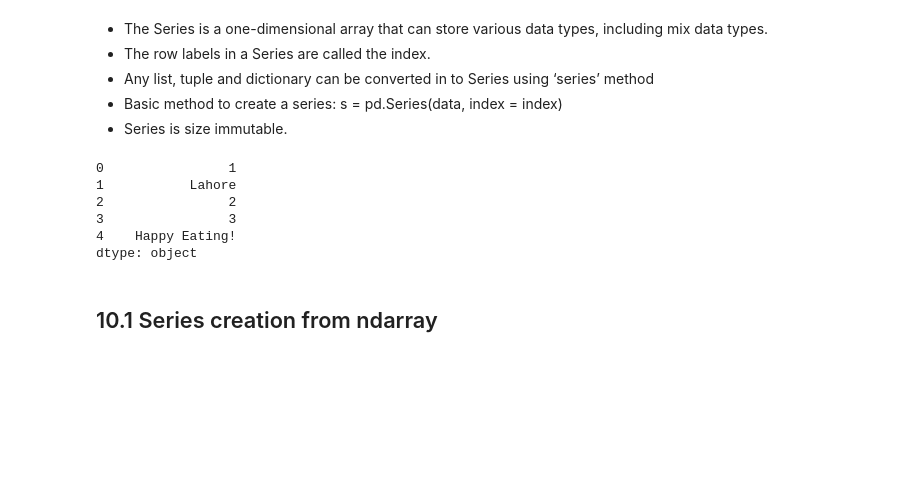
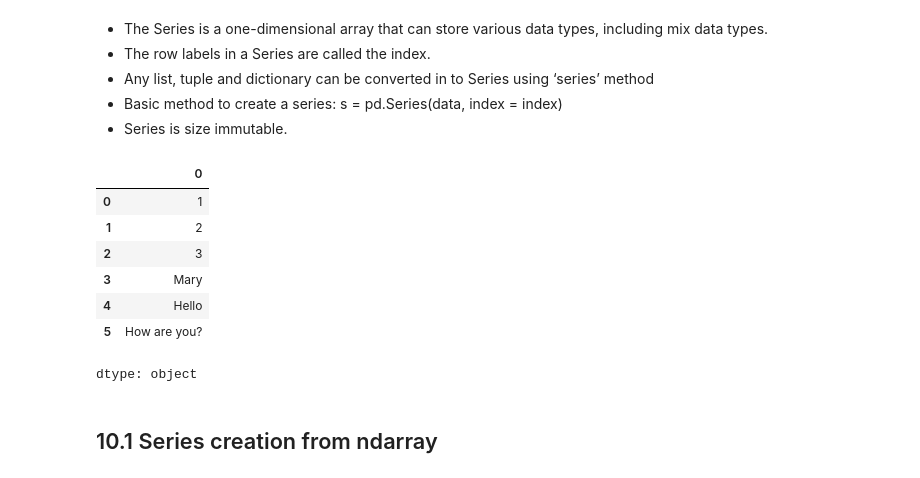
Before and after one commit to IAT-ExploringAI-2024/Week1---Intro-to-Python, a Jupyter notebook: Introduction_to_Python.ipynb, the cells around one changed output. Cells and saved outputs as stored; diff of their text form; code cells hidden in the pictures; blank space fills up the shorter version.

```diff
--- a/Introduction_to_Python.ipynb
+++ b/Introduction_to_Python.ipynb
@@ -991,13 +1001,18 @@ These data structures are built on top of Numpy array, which means they are fast
 # %%
 import pandas as pd
 s = pd.Series([1, 'Lahore', 2, 3, 'Happy Eating!'])
 s
+
+t = pd.Series([1, 2, 3, 'Mary', 'Hello', 'How are you?']) #example 14
+t
 # %% [output]
+|  | 0 |
+| 0 | 1 |
+| 1 | 2 |
+| 2 | 3 |
+| 3 | Mary |
+| 4 | Hello |
+| 5 | How are you? |
-0                1
-1           Lahore
-2                2
-3                3
-4    Happy Eating!
 dtype: object
 # %% [markdown]
 ## 10.1 Series creation from ndarray
```
Also changed, not shown: parts of 23 cells of this notebook.
